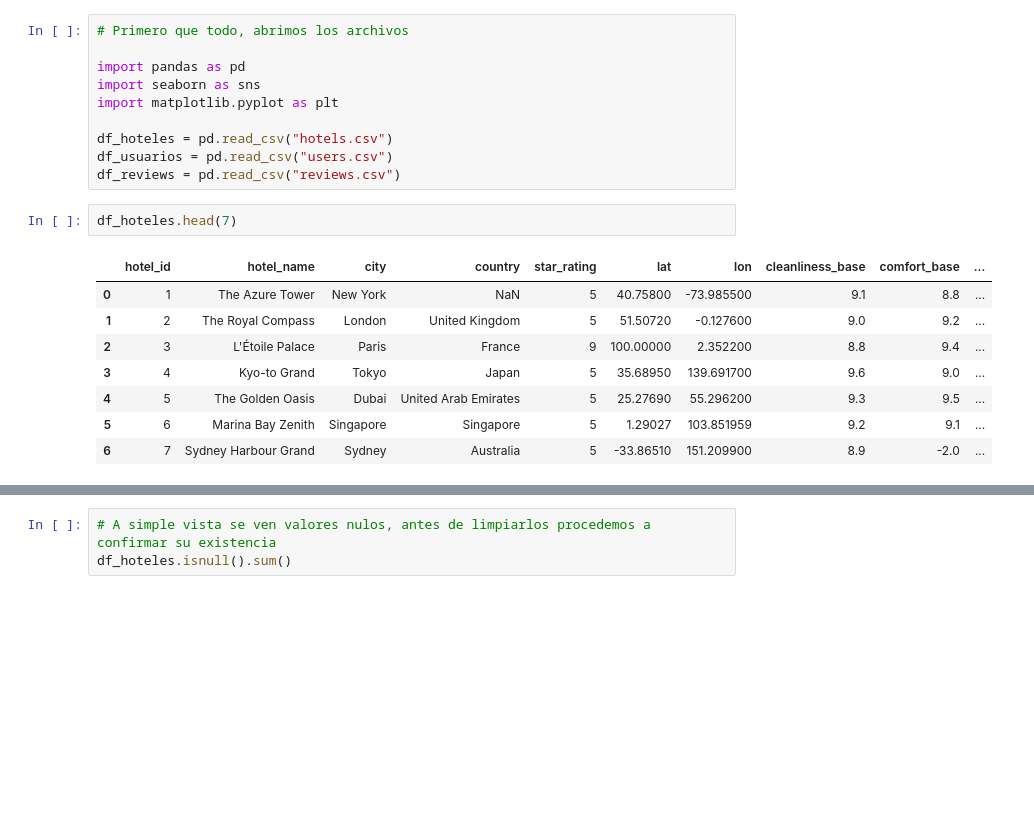
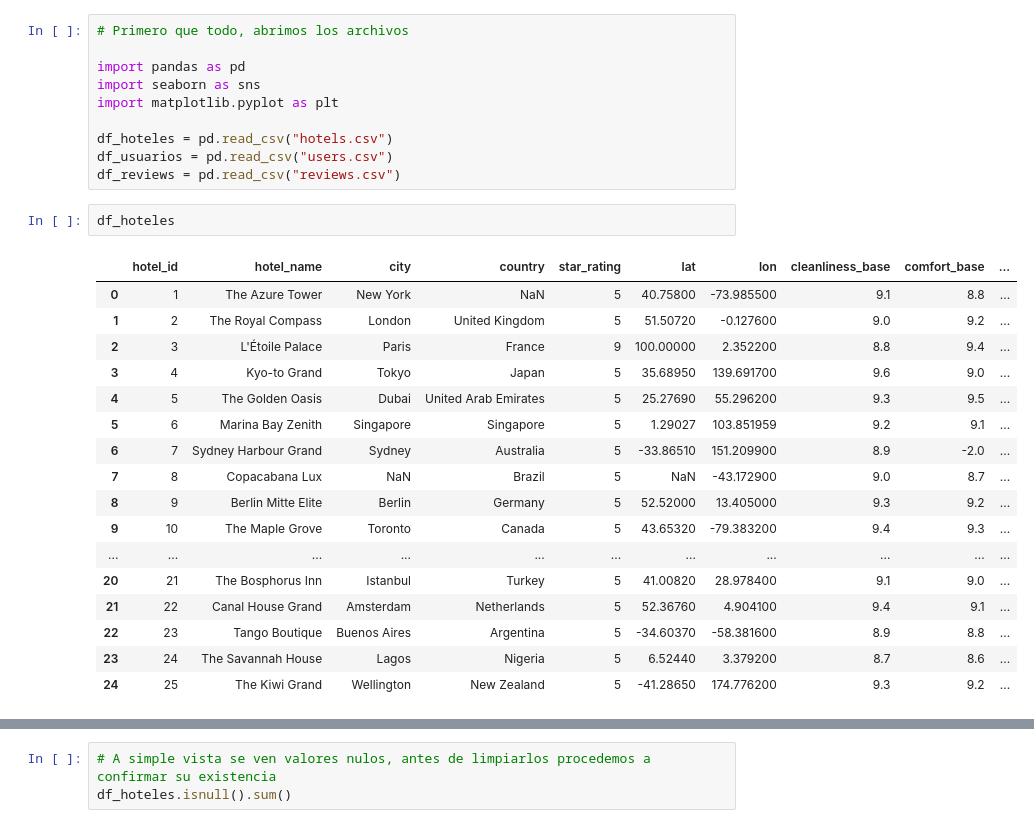
Before and after one commit to IIC2115/Syllabus, a Jupyter notebook: Ayudantias/Ayudantia 4/ayudantia 4.ipynb, the cells around one changed output, grey strips where cells are left out. Cells and saved outputs as stored; diff of their text form; blank space fills up the shorter version.

```diff
--- a/Ayudantias/Ayudantia 4/ayudantia 4.ipynb
+++ b/Ayudantias/Ayudantia 4/ayudantia 4.ipynb
@@ -28,14 +28,23 @@ df_hoteles = pd.read_csv("hotels.csv")
 df_usuarios = pd.read_csv("users.csv")
 df_reviews = pd.read_csv("reviews.csv")
 # %%
-df_hoteles.head(7)
+df_hoteles
 # %% [output]
 |  | hotel_id | hotel_name | city | country | star_rating | lat | lon | cleanliness_base | comfort_base | ... |
 | 0 | 1 | The Azure Tower | New York | NaN | 5 | 40.75800 | -73.985500 | 9.1 | 8.8 | ... |
 | 1 | 2 | The Royal Compass | London | United Kingdom | 5 | 51.50720 | -0.127600 | 9.0 | 9.2 | ... |
 | 2 | 3 | L'Étoile Palace | Paris | France | 9 | 100.00000 | 2.352200 | 8.8 | 9.4 | ... |
 | 3 | 4 | Kyo-to Grand | Tokyo | Japan | 5 | 35.68950 | 139.691700 | 9.6 | 9.0 | ... |
 | 4 | 5 | The Golden Oasis | Dubai | United Arab Emirates | 5 | 25.27690 | 55.296200 | 9.3 | 9.5 | ... |
 | 5 | 6 | Marina Bay Zenith | Singapore | Singapore | 5 | 1.29027 | 103.851959 | 9.2 | 9.1 | ... |
 | 6 | 7 | Sydney Harbour Grand | Sydney | Australia | 5 | -33.86510 | 151.209900 | 8.9 | -2.0 | ... |
+| 7 | 8 | Copacabana Lux | NaN | Brazil | 5 | NaN | -43.172900 | 9.0 | 8.7 | ... |
+| 8 | 9 | Berlin Mitte Elite | Berlin | Germany | 5 | 52.52000 | 13.405000 | 9.3 | 9.2 | ... |
+| 9 | 10 | The Maple Grove | Toronto | Canada | 5 | 43.65320 | -79.383200 | 9.4 | 9.3 | ... |
+| ... | ... | ... | ... | ... | ... | ... | ... | ... | ... | ... |
+| 20 | 21 | The Bosphorus Inn | Istanbul | Turkey | 5 | 41.00820 | 28.978400 | 9.1 | 9.0 | ... |
+| 21 | 22 | Canal House Grand | Amsterdam | Netherlands | 5 | 52.36760 | 4.904100 | 9.4 | 9.1 | ... |
+| 22 | 23 | Tango Boutique | Buenos Aires | Argentina | 5 | -34.60370 | -58.381600 | 8.9 | 8.8 | ... |
+| 23 | 24 | The Savannah House | Lagos | Nigeria | 5 | 6.52440 | 3.379200 | 8.7 | 8.6 | ... |
+| 24 | 25 | The Kiwi Grand | Wellington | New Zealand | 5 | -41.28650 | 174.776200 | 9.3 | 9.2 | ... |
 # %%
```
Also changed, not shown: parts of 70 cells of this notebook.
